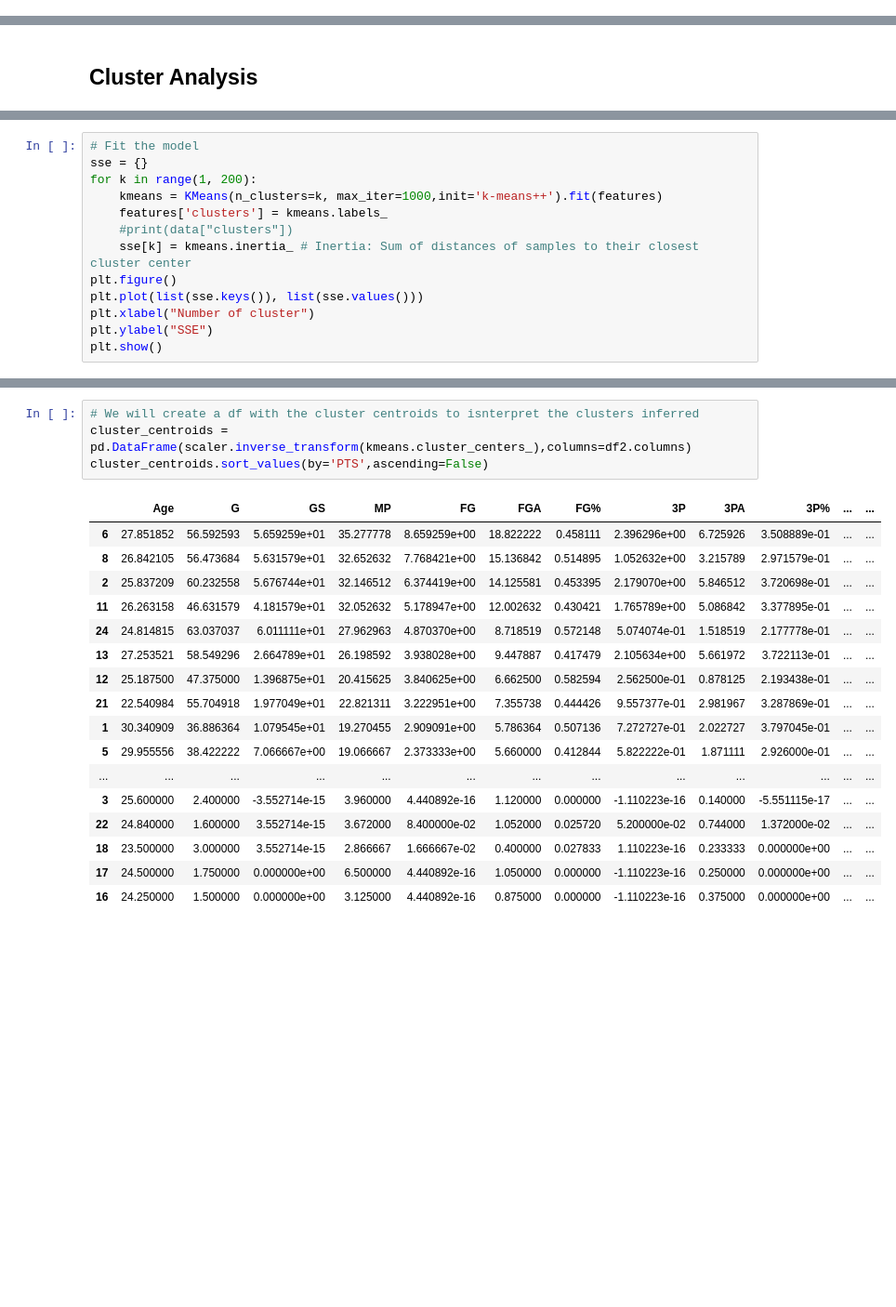
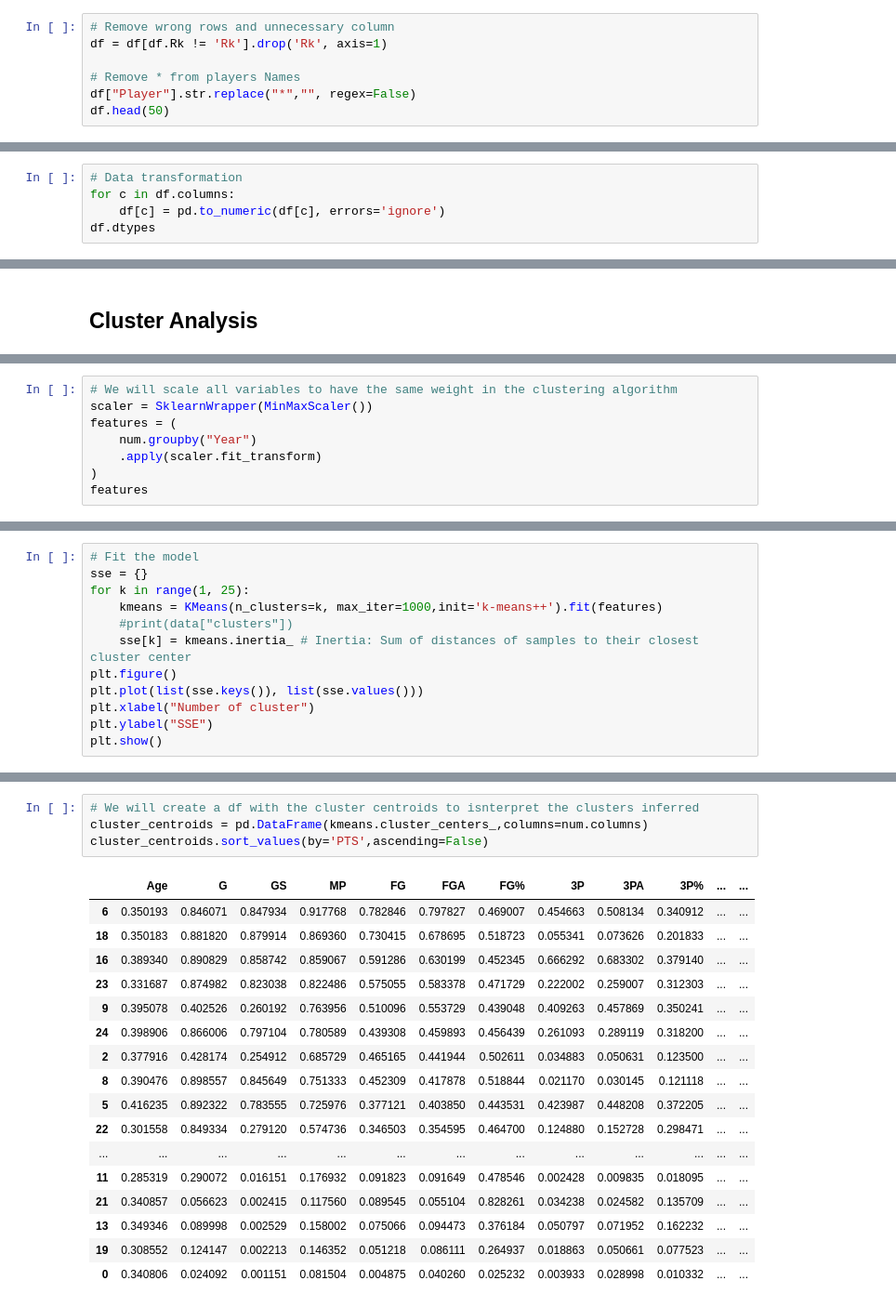
Before and after one commit to drjpeibol/NBA-Data-Project, a Jupyter notebook: NBA_Data_Science_Proyect.ipynb, the cells around one changed output, grey strips where cells are left out. Shown: that part at 93% size. Saved outputs shown, nothing was run; the diff lists cells and outputs as text; blank space fills up the shorter version.

```diff
--- a/NBA_Data_Science_Proyect.ipynb
+++ b/NBA_Data_Science_Proyect.ipynb
@@ -40,0 +120,7 @@ df
+# %%
+# Remove wrong rows and unnecessary column
+df = df[df.Rk != 'Rk'].drop('Rk', axis=1)
+
+# Remove * from players Names
+df["Player"].str.replace("*","", regex=False)
+df.head(50)
@@ -40,0 +146,5 @@ df
+# %%
+# Data transformation
+for c in df.columns:
+    df[c] = pd.to_numeric(df[c], errors='ignore')
+df.dtypes
@@ -164,0 +307,8 @@ features = scaler.fit_transform(df2)
+# %%
+# We will scale all variables to have the same weight in the clustering algorithm
+scaler = SklearnWrapper(MinMaxScaler())
+features = (
+    num.groupby("Year")
+    .apply(scaler.fit_transform)
+)
+features
@@ -165,9 +331,8 @@ features = scaler.fit_transform(df2)
 # %%
 # Fit the model
 sse = {}
-for k in range(1, 200):
+for k in range(1, 25):
     kmeans = KMeans(n_clusters=k, max_iter=1000,init='k-means++').fit(features)
-    features['clusters'] = kmeans.labels_
     #print(data["clusters"])
     sse[k] = kmeans.inertia_ # Inertia: Sum of distances of samples to their closest cluster center
 plt.figure()
@@ -186,22 +355,22 @@ df['ClusterID'] = kmeans.labels_
 # %%
 # We will create a df with the cluster centroids to isnterpret the clusters inferred
-cluster_centroids = pd.DataFrame(scaler.inverse_transform(kmeans.cluster_centers_),columns=df2.columns)
+cluster_centroids = pd.DataFrame(kmeans.cluster_centers_,columns=num.columns)
 cluster_centroids.sort_values(by='PTS',ascending=False)
 # %% [output]
 |  | Age | G | GS | MP | FG | FGA | FG% | 3P | 3PA | 3P% | ... | ... |
-| 6 | 27.851852 | 56.592593 | 5.659259e+01 | 35.277778 | 8.659259e+00 | 18.822222 | 0.458111 | 2.396296e+00 | 6.725926 | 3.508889e-01 | ... | ... |
-| 8 | 26.842105 | 56.473684 | 5.631579e+01 | 32.652632 | 7.768421e+00 | 15.136842 | 0.514895 | 1.052632e+00 | 3.215789 | 2.971579e-01 | ... | ... |
-| 2 | 25.837209 | 60.232558 | 5.676744e+01 | 32.146512 | 6.374419e+00 | 14.125581 | 0.453395 | 2.179070e+00 | 5.846512 | 3.720698e-01 | ... | ... |
-| 11 | 26.263158 | 46.631579 | 4.181579e+01 | 32.052632 | 5.178947e+00 | 12.002632 | 0.430421 | 1.765789e+00 | 5.086842 | 3.377895e-01 | ... | ... |
-| 24 | 24.814815 | 63.037037 | 6.011111e+01 | 27.962963 | 4.870370e+00 | 8.718519 | 0.572148 | 5.074074e-01 | 1.518519 | 2.177778e-01 | ... | ... |
-| 13 | 27.253521 | 58.549296 | 2.664789e+01 | 26.198592 | 3.938028e+00 | 9.447887 | 0.417479 | 2.105634e+00 | 5.661972 | 3.722113e-01 | ... | ... |
-| 12 | 25.187500 | 47.375000 | 1.396875e+01 | 20.415625 | 3.840625e+00 | 6.662500 | 0.582594 | 2.562500e-01 | 0.878125 | 2.193438e-01 | ... | ... |
-| 21 | 22.540984 | 55.704918 | 1.977049e+01 | 22.821311 | 3.222951e+00 | 7.355738 | 0.444426 | 9.557377e-01 | 2.981967 | 3.287869e-01 | ... | ... |
-| 1 | 30.340909 | 36.886364 | 1.079545e+01 | 19.270455 | 2.909091e+00 | 5.786364 | 0.507136 | 7.272727e-01 | 2.022727 | 3.797045e-01 | ... | ... |
-| 5 | 29.955556 | 38.422222 | 7.066667e+00 | 19.066667 | 2.373333e+00 | 5.660000 | 0.412844 | 5.822222e-01 | 1.871111 | 2.926000e-01 | ... | ... |
+| 6 | 0.350193 | 0.846071 | 0.847934 | 0.917768 | 0.782846 | 0.797827 | 0.469007 | 0.454663 | 0.508134 | 0.340912 | ... | ... |
+| 18 | 0.350183 | 0.881820 | 0.879914 | 0.869360 | 0.730415 | 0.678695 | 0.518723 | 0.055341 | 0.073626 | 0.201833 | ... | ... |
+| 16 | 0.389340 | 0.890829 | 0.858742 | 0.859067 | 0.591286 | 0.630199 | 0.452345 | 0.666292 | 0.683302 | 0.379140 | ... | ... |
+| 23 | 0.331687 | 0.874982 | 0.823038 | 0.822486 | 0.575055 | 0.583378 | 0.471729 | 0.222002 | 0.259007 | 0.312303 | ... | ... |
+| 9 | 0.395078 | 0.402526 | 0.260192 | 0.763956 | 0.510096 | 0.553729 | 0.439048 | 0.409263 | 0.457869 | 0.350241 | ... | ... |
+| 24 | 0.398906 | 0.866006 | 0.797104 | 0.780589 | 0.439308 | 0.459893 | 0.456439 | 0.261093 | 0.289119 | 0.318200 | ... | ... |
+| 2 | 0.377916 | 0.428174 | 0.254912 | 0.685729 | 0.465165 | 0.441944 | 0.502611 | 0.034883 | 0.050631 | 0.123500 | ... | ... |
+| 8 | 0.390476 | 0.898557 | 0.845649 | 0.751333 | 0.452309 | 0.417878 | 0.518844 | 0.021170 | 0.030145 | 0.121118 | ... | ... |
+| 5 | 0.416235 | 0.892322 | 0.783555 | 0.725976 | 0.377121 | 0.403850 | 0.443531 | 0.423987 | 0.448208 | 0.372205 | ... | ... |
+| 22 | 0.301558 | 0.849334 | 0.279120 | 0.574736 | 0.346503 | 0.354595 | 0.464700 | 0.124880 | 0.152728 | 0.298471 | ... | ... |
 | ... | ... | ... | ... | ... | ... | ... | ... | ... | ... | ... | ... | ... |
-| 3 | 25.600000 | 2.400000 | -3.552714e-15 | 3.960000 | 4.440892e-16 | 1.120000 | 0.000000 | -1.110223e-16 | 0.140000 | -5.551115e-17 | ... | ... |
-| 22 | 24.840000 | 1.600000 | 3.552714e-15 | 3.672000 | 8.400000e-02 | 1.052000 | 0.025720 | 5.200000e-02 | 0.744000 | 1.372000e-02 | ... | ... |
-| 18 | 23.500000 | 3.000000 | 3.552714e-15 | 2.866667 | 1.666667e-02 | 0.400000 | 0.027833 | 1.110223e-16 | 0.233333 | 0.000000e+00 | ... | ... |
-| 17 | 24.500000 | 1.750000 | 0.000000e+00 | 6.500000 | 4.440892e-16 | 1.050000 | 0.000000 | -1.110223e-16 | 0.250000 | 0.000000e+00 | ... | ... |
-| 16 | 24.250000 | 1.500000 | 0.000000e+00 | 3.125000 | 4.440892e-16 | 0.875000 | 0.000000 | -1.110223e-16 | 0.375000 | 0.000000e+00 | ... | ... |
+| 11 | 0.285319 | 0.290072 | 0.016151 | 0.176932 | 0.091823 | 0.091649 | 0.478546 | 0.002428 | 0.009835 | 0.018095 | ... | ... |
+| 21 | 0.340857 | 0.056623 | 0.002415 | 0.117560 | 0.089545 | 0.055104 | 0.828261 | 0.034238 | 0.024582 | 0.135709 | ... | ... |
+| 13 | 0.349346 | 0.089998 | 0.002529 | 0.158002 | 0.075066 | 0.094473 | 0.376184 | 0.050797 | 0.071952 | 0.162232 | ... | ... |
+| 19 | 0.308552 | 0.124147 | 0.002213 | 0.146352 | 0.051218 | 0.086111 | 0.264937 | 0.018863 | 0.050661 | 0.077523 | ... | ... |
+| 0 | 0.340806 | 0.024092 | 0.001151 | 0.081504 | 0.004875 | 0.040260 | 0.025232 | 0.003933 | 0.028998 | 0.010332 | ... | ... |
```
Also changed, not shown: parts of 41 cells of this notebook.
